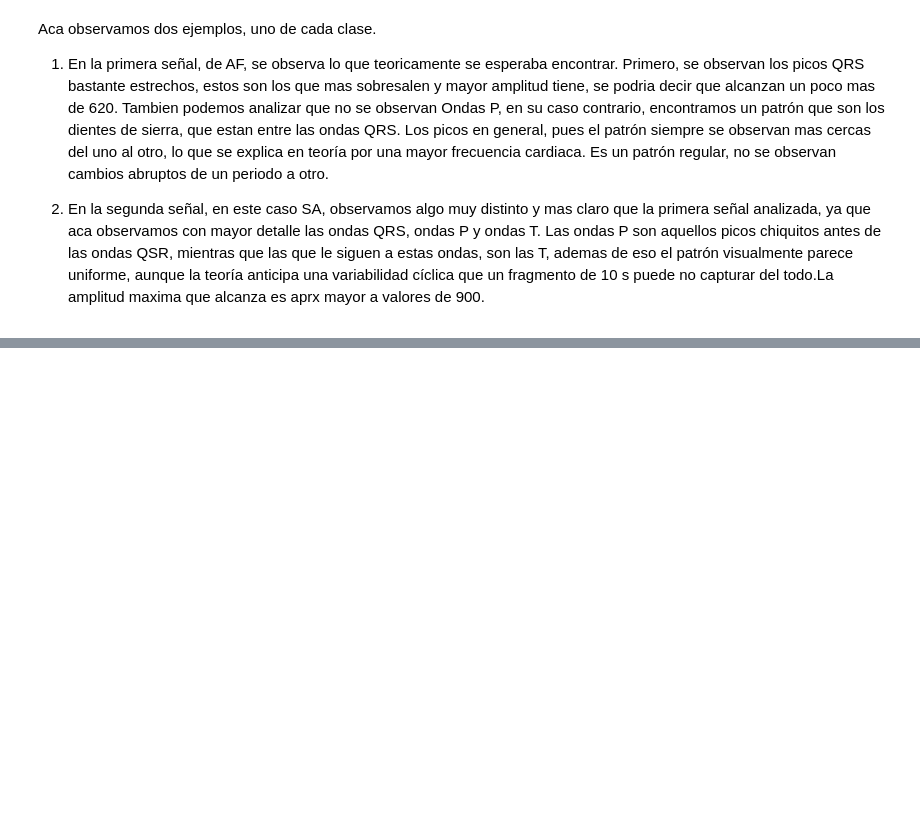
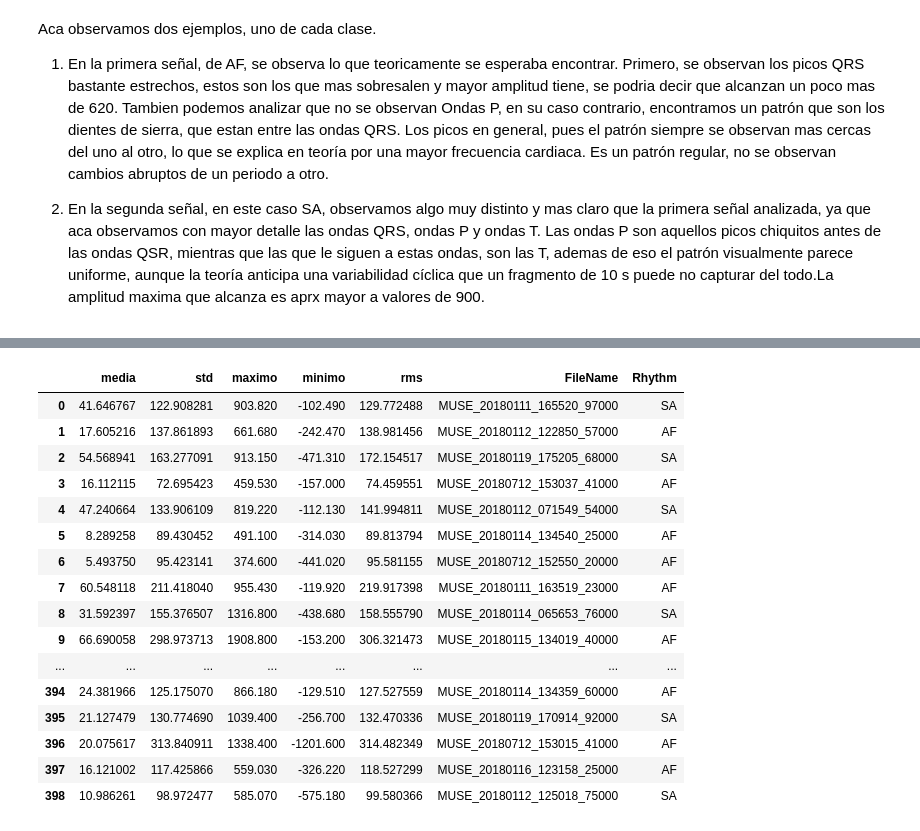
Before and after one commit to valentinamoralese/Biose-ales-Valentina-Morales-Paula-Garcia, a Jupyter notebook: Practica2_SegundaParte_Vale_Paula.ipynb, the cells around one changed output, grey strips where cells are left out. Drawn from its saved outputs; the diff is of its cells as text; code cells hidden in the pictures; blank space fills up the shorter version.

```diff
--- a/Practica2_SegundaParte_Vale_Paula.ipynb
+++ b/Practica2_SegundaParte_Vale_Paula.ipynb
@@ -263,0 +282,50 @@ Es un patrón regular, no se observan cambios abruptos de un periodo a otro.
+# %%
+from scipy.signal import find_peaks
+from scipy import stats
+import numpy as np
+
+def rms(x):
+    return np.sqrt(np.mean(x**2))
+def caracteristicas_derivacion_ii(filename, fs=FS):
+    señal = pd.read_csv(SIGNALS_DIR / f"{filename}.csv", header=None)
+    lead_ii = señal.iloc[:, LEAD_INDEX].values
+    return {
+        "media": lead_ii.mean(),
+        "std": lead_ii.std(),
+        "maximo": lead_ii.max(),
+        "minimo": lead_ii.min(),
+        "rms": rms(lead_ii),
+    }
+
+registros = []
+for _, fila in subset.iterrows():
+    car = caracteristicas_derivacion_ii(fila["FileName"])
+    car["FileName"] = fila["FileName"]
+    car["Rhythm"] = fila["Rhythm"]
+    registros.append(car)
+
+df_stats = pd.DataFrame(registros)
+variables = ["media", "std", "maximo", "minimo", "rms"]
+df_stats.head()
+
+#como head solo muestra las primeras 5 filas, para ver todas las filas de la tabla, se puede usar el siguiente comando:
+pd.set_option("display.max_rows", None)
+df_stats
+# %% [output]
+|  | media | std | maximo | minimo | rms | FileName | Rhythm |
+| 0 | 41.646767 | 122.908281 | 903.820 | -102.490 | 129.772488 | MUSE_20180111_165520_97000 | SA |
+| 1 | 17.605216 | 137.861893 | 661.680 | -242.470 | 138.981456 | MUSE_20180112_122850_57000 | AF |
+| 2 | 54.568941 | 163.277091 | 913.150 | -471.310 | 172.154517 | MUSE_20180119_175205_68000 | SA |
+| 3 | 16.112115 | 72.695423 | 459.530 | -157.000 | 74.459551 | MUSE_20180712_153037_41000 | AF |
+| 4 | 47.240664 | 133.906109 | 819.220 | -112.130 | 141.994811 | MUSE_20180112_071549_54000 | SA |
+| 5 | 8.289258 | 89.430452 | 491.100 | -314.030 | 89.813794 | MUSE_20180114_134540_25000 | AF |
+| 6 | 5.493750 | 95.423141 | 374.600 | -441.020 | 95.581155 | MUSE_20180712_152550_20000 | AF |
+| 7 | 60.548118 | 211.418040 | 955.430 | -119.920 | 219.917398 | MUSE_20180111_163519_23000 | AF |
+| 8 | 31.592397 | 155.376507 | 1316.800 | -438.680 | 158.555790 | MUSE_20180114_065653_76000 | SA |
+| 9 | 66.690058 | 298.973713 | 1908.800 | -153.200 | 306.321473 | MUSE_20180115_134019_40000 | AF |
+| ... | ... | ... | ... | ... | ... | ... | ... |
+| 394 | 24.381966 | 125.175070 | 866.180 | -129.510 | 127.527559 | MUSE_20180114_134359_60000 | AF |
+| 395 | 21.127479 | 130.774690 | 1039.400 | -256.700 | 132.470336 | MUSE_20180119_170914_92000 | SA |
+| 396 | 20.075617 | 313.840911 | 1338.400 | -1201.600 | 314.482349 | MUSE_20180712_153015_41000 | AF |
+| 397 | 16.121002 | 117.425866 | 559.030 | -326.220 | 118.527299 | MUSE_20180116_123158_25000 | AF |
+| 398 | 10.986261 | 98.972477 | 585.070 | -575.180 | 99.580366 | MUSE_20180112_125018_75000 | SA |
```
Also changed, not shown: parts of 5 cells of this notebook.
